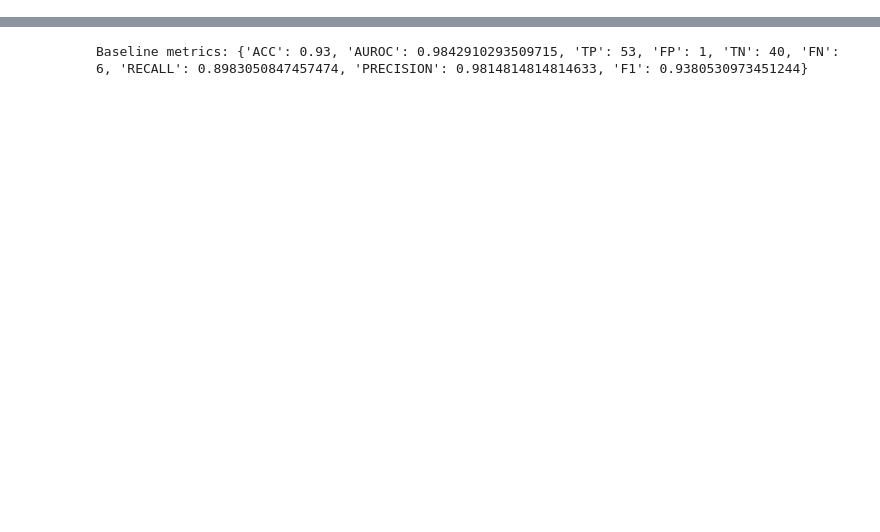
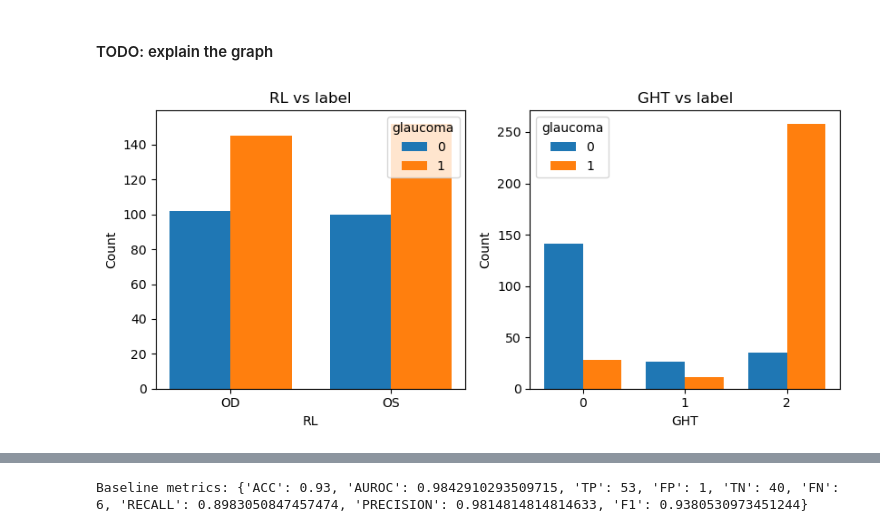
Before and after one commit to JasonDai1219/uncertainty-aware-medAI, a Jupyter notebook: notebooks/03_conformal_prediction.ipynb, the cells around one changed output, grey strips where cells are left out. Saved outputs shown, nothing was run; the diff lists cells and outputs as text; code cells hidden in the pictures; blank space fills up the shorter version.

```diff
--- a/notebooks/03_conformal_prediction.ipynb
+++ b/notebooks/03_conformal_prediction.ipynb
@@ -49,0 +76,6 @@ Class counts (train/calib/test): {1: 178, 0: 121} {1: 60, 0: 40} {1: 59, 0: 41}
+# %% [markdown]
+#### TODO: explain the graph
+# %%
+plot_categorical_counts_by_label(df, cols=["RL","GHT"])
+# %% [output]
+[figure, added]
```
Also changed, not shown: parts of 30 cells of this notebook, 7 other files.
